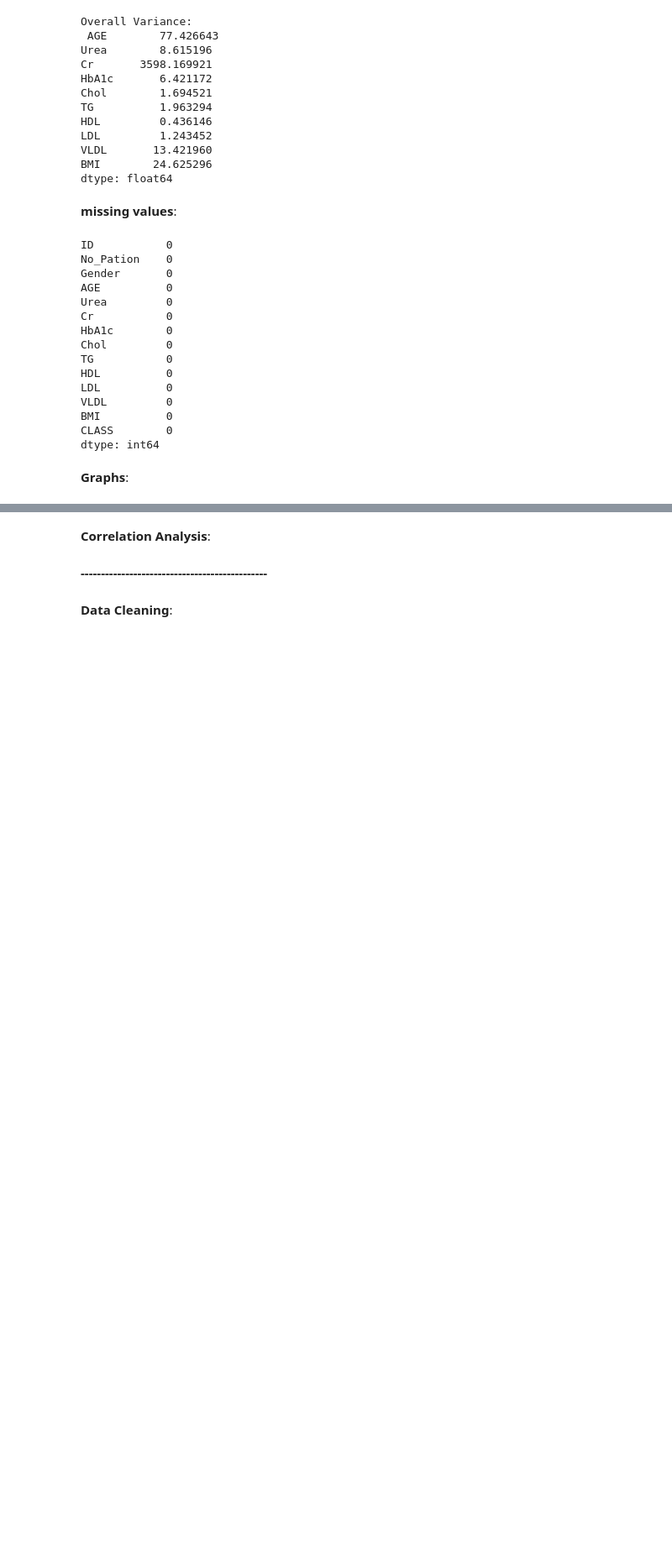
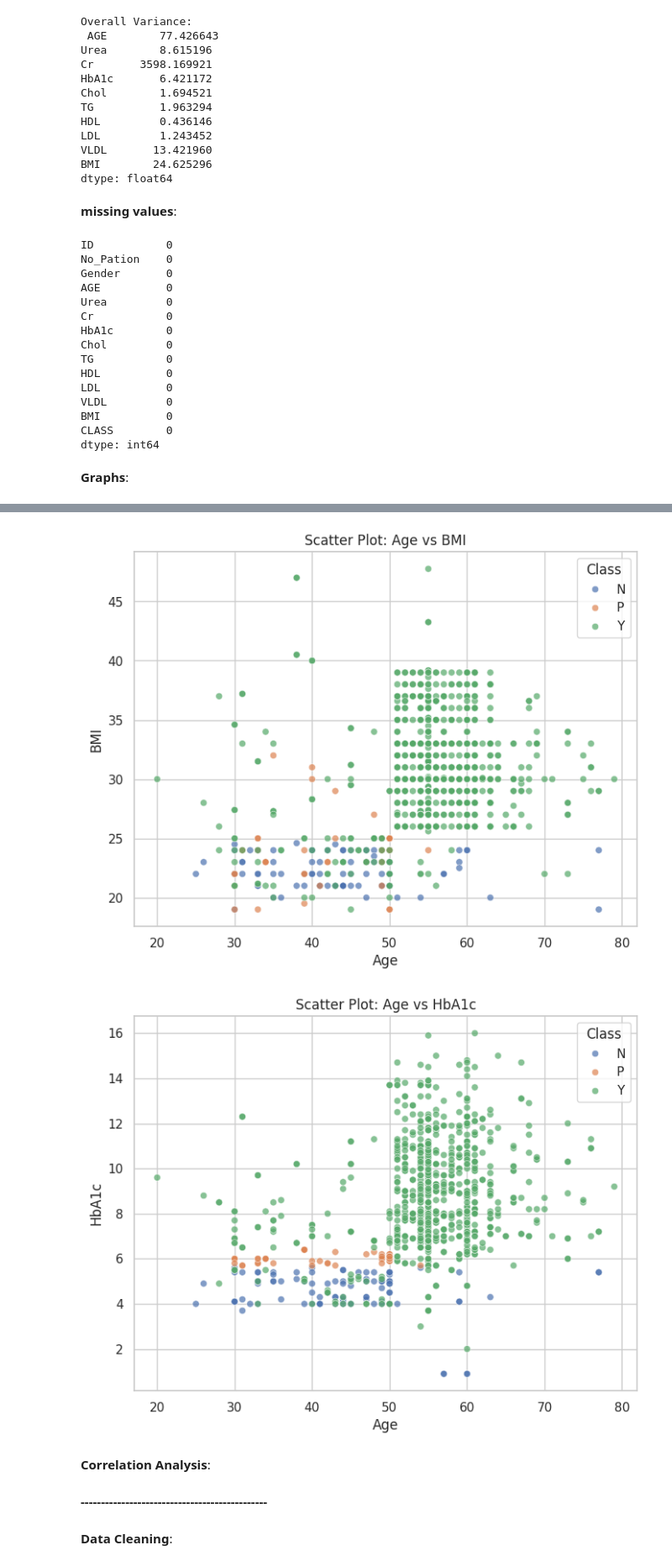
Before and after one commit to falwa-alkhalifah/Mining-project, a Jupyter notebook: phase2.ipynb, the cells around one changed output, grey strips where cells are left out. Shown: that part at 84% size. Saved outputs shown, nothing was run; the diff lists cells and outputs as text; code cells hidden in the pictures; blank space fills up the shorter version.

```diff
--- a/phase2.ipynb
+++ b/phase2.ipynb
@@ -108,3 +137,24 @@ dtype: int64
+# %%
+# Scatter Plot (AGE vs BMI )
+plt.figure(figsize=(8, 6))
+sns.scatterplot(x=df['AGE'], y=df['BMI'], hue=df['CLASS'], alpha=0.7)
+plt.title("Scatter Plot: Age vs BMI")
+plt.xlabel("Age")
+plt.ylabel("BMI")
+plt.legend(title="Class")
+plt.show()
+
+# scatter plot (Age vs HbA1c)
+plt.figure(figsize=(8, 6))
+sns.scatterplot(x=df['AGE'], y=df['HbA1c'], hue=df['CLASS'], alpha=0.7)
+plt.title("Scatter Plot: Age vs HbA1c")
+plt.xlabel("Age")
+plt.ylabel("HbA1c")
+plt.legend(title="Class")
+plt.show()
+# %% [output]
+[figure, added]
+[figure, added]
 # %% [markdown]
 **Correlation Analysis**:
 # %% [markdown]
```
Also changed, not shown: parts of 5 cells of this notebook.
